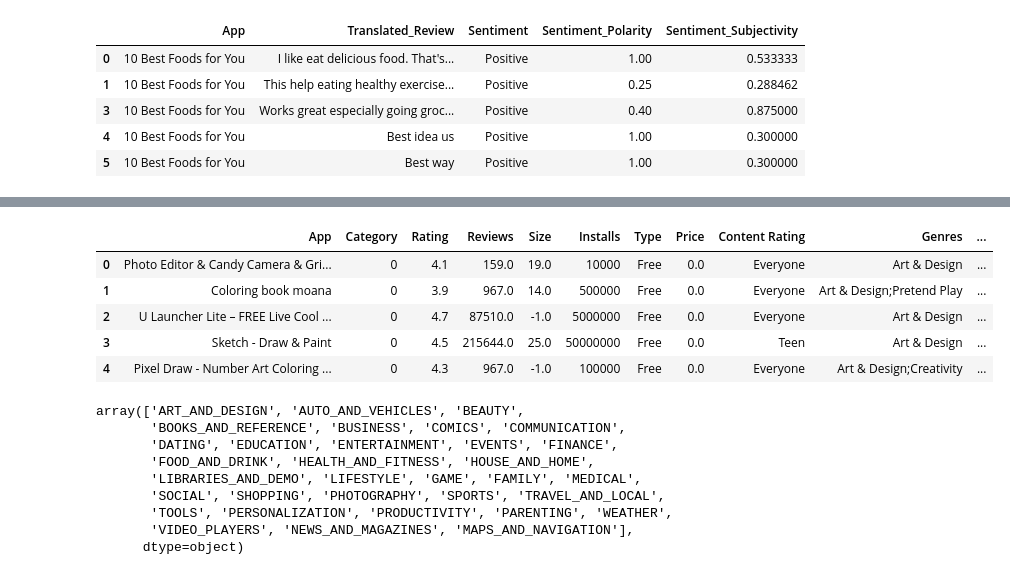
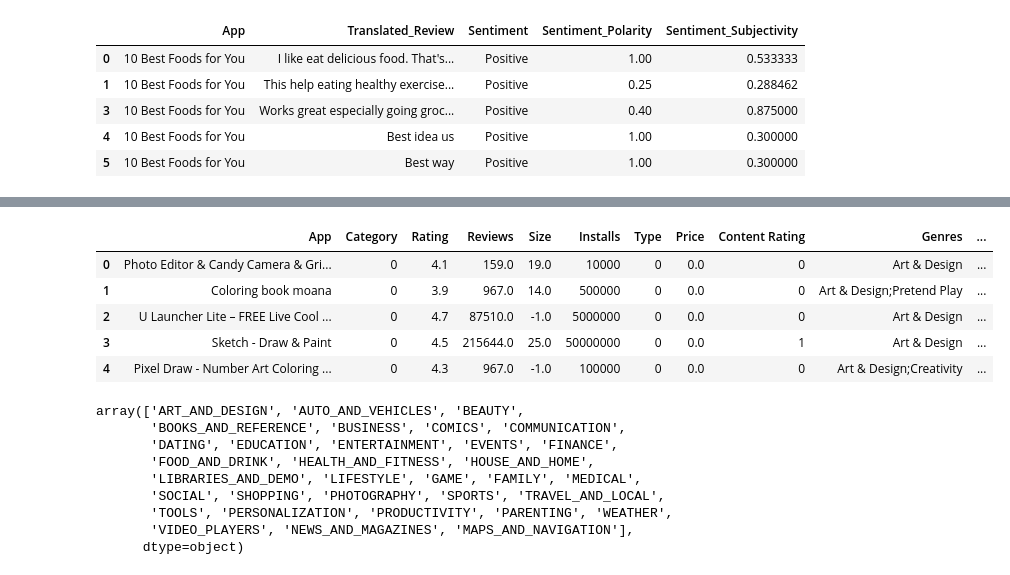
Before and after one commit to IceJinx33/playstore-apps-kernel, a Jupyter notebook: final-project/final_project_models.ipynb, the cells around one changed output, grey strips where cells are left out. Drawn from its saved outputs; the diff is of its cells as text; code cells hidden in the pictures.

```diff
--- a/final-project/final_project_models.ipynb
+++ b/final-project/final_project_models.ipynb
@@ -309,18 +315,27 @@ plt.show()
 #     MODELS
 ### ===========
 # %%
-# Change 'Category' into integer values to process it
+# Change 'Category', 'Type', and 'Content Rating' into integer values to process it
 category_array = df["Category"].unique()
 category_dict = dict(zip(category_array, range(len(category_array))))
 df = df.replace(category_dict)
+
+type_array = df["Type"].unique()
+type_dict = dict(zip(type_array, range(len(type_array))))
+df = df.replace(type_dict)
+
+contentR_array = df["Content Rating"].unique()
+contentR_dict = dict(zip(contentR_array, range(len(contentR_array))))
+df = df.replace(contentR_dict)
+
 df.head()
 # %% [output]
 |  | App | Category | Rating | Reviews | Size | Installs | Type | Price | Content Rating | Genres | ... |
-| 0 | Photo Editor & Candy Camera & Gri... | 0 | 4.1 | 159.0 | 19.0 | 10000 | Free | 0.0 | Everyone | Art & Design | ... |
-| 1 | Coloring book moana | 0 | 3.9 | 967.0 | 14.0 | 500000 | Free | 0.0 | Everyone | Art & Design;Pretend Play | ... |
-| 2 | U Launcher Lite – FREE Live Cool ... | 0 | 4.7 | 87510.0 | -1.0 | 5000000 | Free | 0.0 | Everyone | Art & Design | ... |
-| 3 | Sketch - Draw & Paint | 0 | 4.5 | 215644.0 | 25.0 | 50000000 | Free | 0.0 | Teen | Art & Design | ... |
-| 4 | Pixel Draw - Number Art Coloring ... | 0 | 4.3 | 967.0 | -1.0 | 100000 | Free | 0.0 | Everyone | Art & Design;Creativity | ... |
+| 0 | Photo Editor & Candy Camera & Gri... | 0 | 4.1 | 159.0 | 19.0 | 10000 | 0 | 0.0 | 0 | Art & Design | ... |
+| 1 | Coloring book moana | 0 | 3.9 | 967.0 | 14.0 | 500000 | 0 | 0.0 | 0 | Art & Design;Pretend Play | ... |
+| 2 | U Launcher Lite – FREE Live Cool ... | 0 | 4.7 | 87510.0 | -1.0 | 5000000 | 0 | 0.0 | 0 | Art & Design | ... |
+| 3 | Sketch - Draw & Paint | 0 | 4.5 | 215644.0 | 25.0 | 50000000 | 0 | 0.0 | 1 | Art & Design | ... |
+| 4 | Pixel Draw - Number Art Coloring ... | 0 | 4.3 | 967.0 | -1.0 | 100000 | 0 | 0.0 | 0 | Art & Design;Creativity | ... |
 # %%
 category_array
 # %% [output]
```
Also changed, not shown: parts of 30 cells of this notebook.
